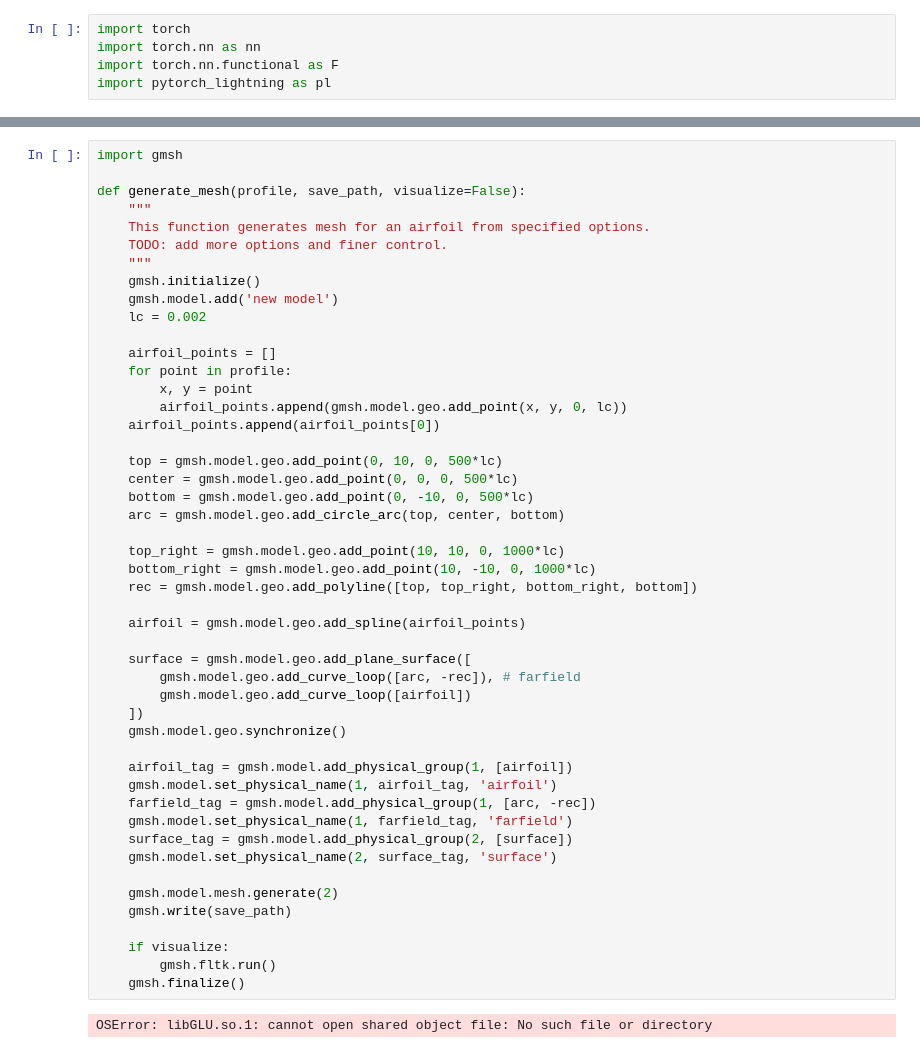
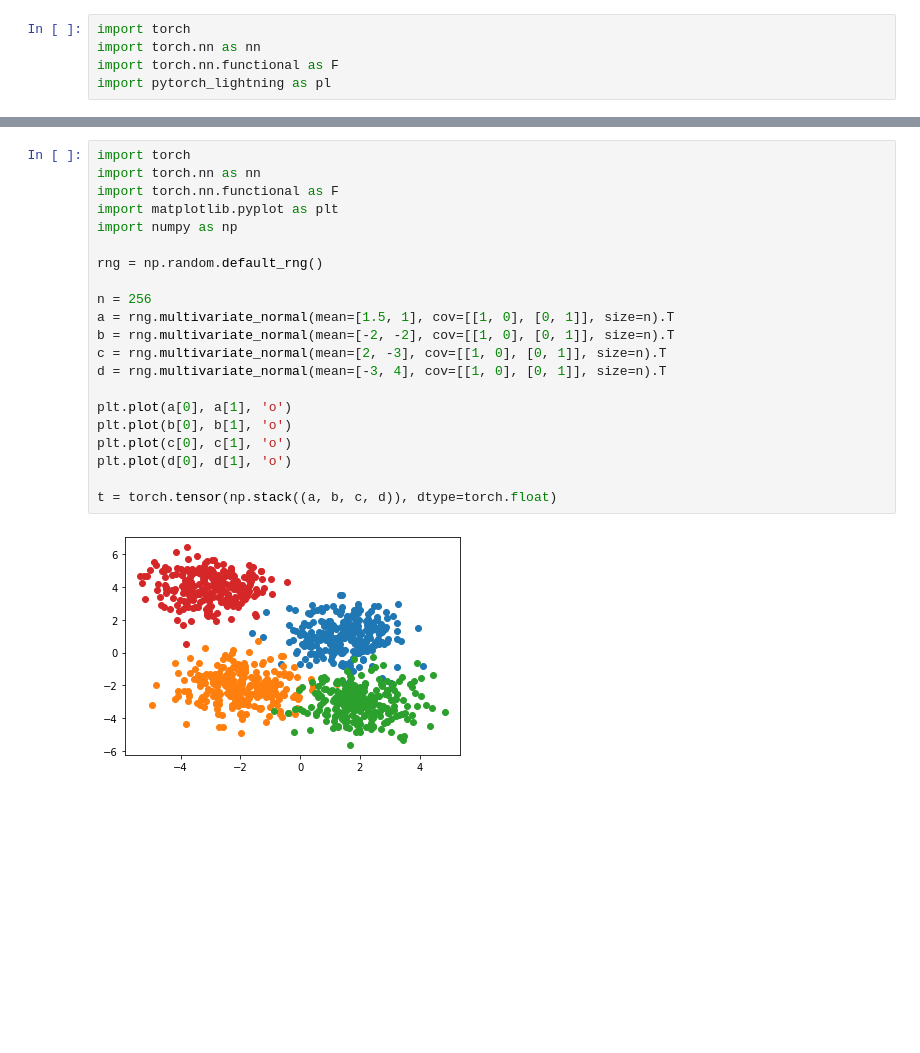
Before and after one commit to sustc11810424/Fluid-Modeling, a Jupyter notebook: test2.ipynb, the cells around one changed output, grey strips where cells are left out. Cells and saved outputs as stored; diff of their text form; blank space fills up the shorter version.

```diff
--- a/test2.ipynb
+++ b/test2.ipynb
@@ -28,50 +6,23 @@ class Model(pl.LightningModule):
-# %%
-import gmsh
-
-def generate_mesh(profile, save_path, visualize=False):
-    """
-    This function generates mesh for an airfoil from specified options.
-    TODO: add more options and finer control.
-    """
-    gmsh.initialize()
-    gmsh.model.add('new model')
-    lc = 0.002
-
-    airfoil_points = []
-    for point in profile:
-        x, y = point
-        airfoil_points.append(gmsh.model.geo.add_point(x, y, 0, lc))
-    airfoil_points.append(airfoil_points[0])
-
-    top = gmsh.model.geo.add_point(0, 10, 0, 500*lc)
-    center = gmsh.model.geo.add_point(0, 0, 0, 500*lc)
-    bottom = gmsh.model.geo.add_point(0, -10, 0, 500*lc)
-    arc = gmsh.model.geo.add_circle_arc(top, center, bottom)
-
-    top_right = gmsh.model.geo.add_point(10, 10, 0, 1000*lc)
-    bottom_right = gmsh.model.geo.add_point(10, -10, 0, 1000*lc)
-    rec = gmsh.model.geo.add_polyline([top, top_right, bottom_right, bottom])
-
-    airfoil = gmsh.model.geo.add_spline(airfoil_points)
-
-    surface = gmsh.model.geo.add_plane_surface([
-        gmsh.model.geo.add_curve_loop([arc, -rec]), # farfield
-        gmsh.model.geo.add_curve_loop([airfoil])
-    ])
-    gmsh.model.geo.synchronize()
-
-    airfoil_tag = gmsh.model.add_physical_group(1, [airfoil])
-    gmsh.model.set_physical_name(1, airfoil_tag, 'airfoil')
-    farfield_tag = gmsh.model.add_physical_group(1, [arc, -rec])
-    gmsh.model.set_physical_name(1, farfield_tag, 'farfield')
-    surface_tag = gmsh.model.add_physical_group(2, [surface])
-    gmsh.model.set_physical_name(2, surface_tag, 'surface')
-
-    gmsh.model.mesh.generate(2)
-    gmsh.write(save_path)
-
-    if visualize:
-        gmsh.fltk.run()
-    gmsh.finalize()
-# %% [output]
-OSError: libGLU.so.1: cannot open shared object file: No such file or directory
+# %%
+import torch
+import torch.nn as nn
+import torch.nn.functional as F
+import matplotlib.pyplot as plt
+import numpy as np
+
+rng = np.random.default_rng()
+
+n = 256
+a = rng.multivariate_normal(mean=[1.5, 1], cov=[[1, 0], [0, 1]], size=n).T
+b = rng.multivariate_normal(mean=[-2, -2], cov=[[1, 0], [0, 1]], size=n).T
+c = rng.multivariate_normal(mean=[2, -3], cov=[[1, 0], [0, 1]], size=n).T
+d = rng.multivariate_normal(mean=[-3, 4], cov=[[1, 0], [0, 1]], size=n).T
+
+plt.plot(a[0], a[1], 'o')
+plt.plot(b[0], b[1], 'o')
+plt.plot(c[0], c[1], 'o')
+plt.plot(d[0], d[1], 'o')
+
+t = torch.tensor(np.stack((a, b, c, d)), dtype=torch.float)
+# %% [output]
+[figure, added]
```
Also changed, not shown: parts of 10 cells of this notebook, 12 other files.
